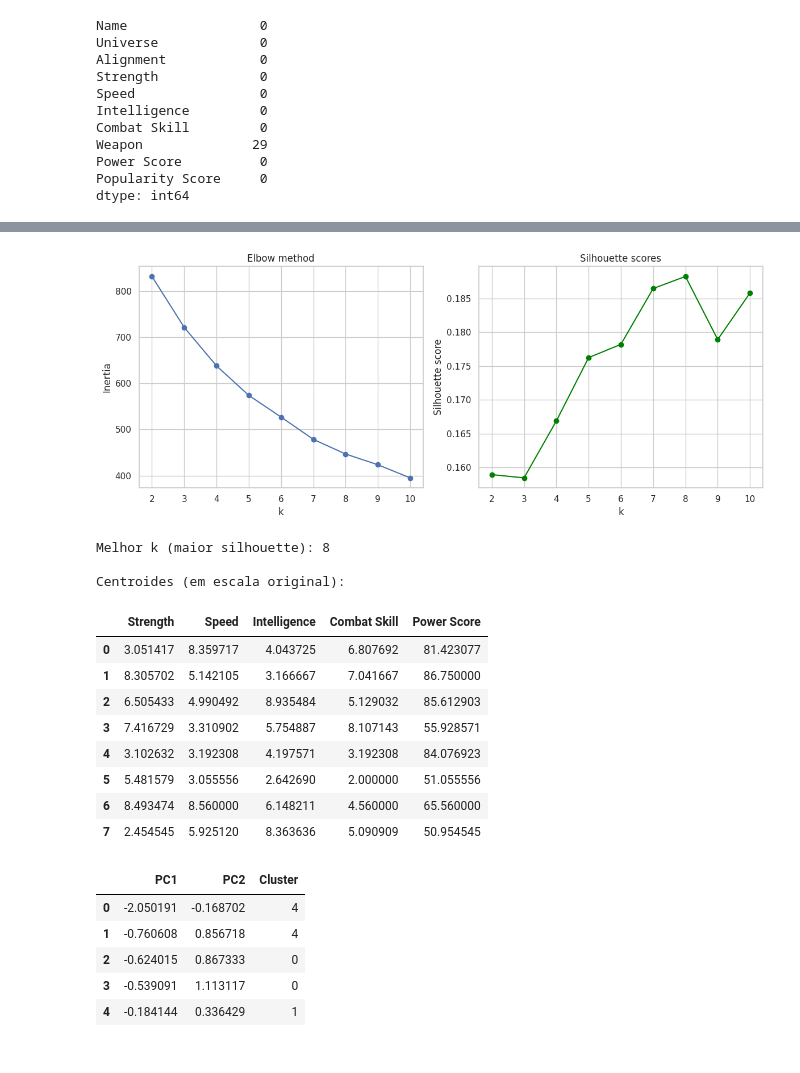
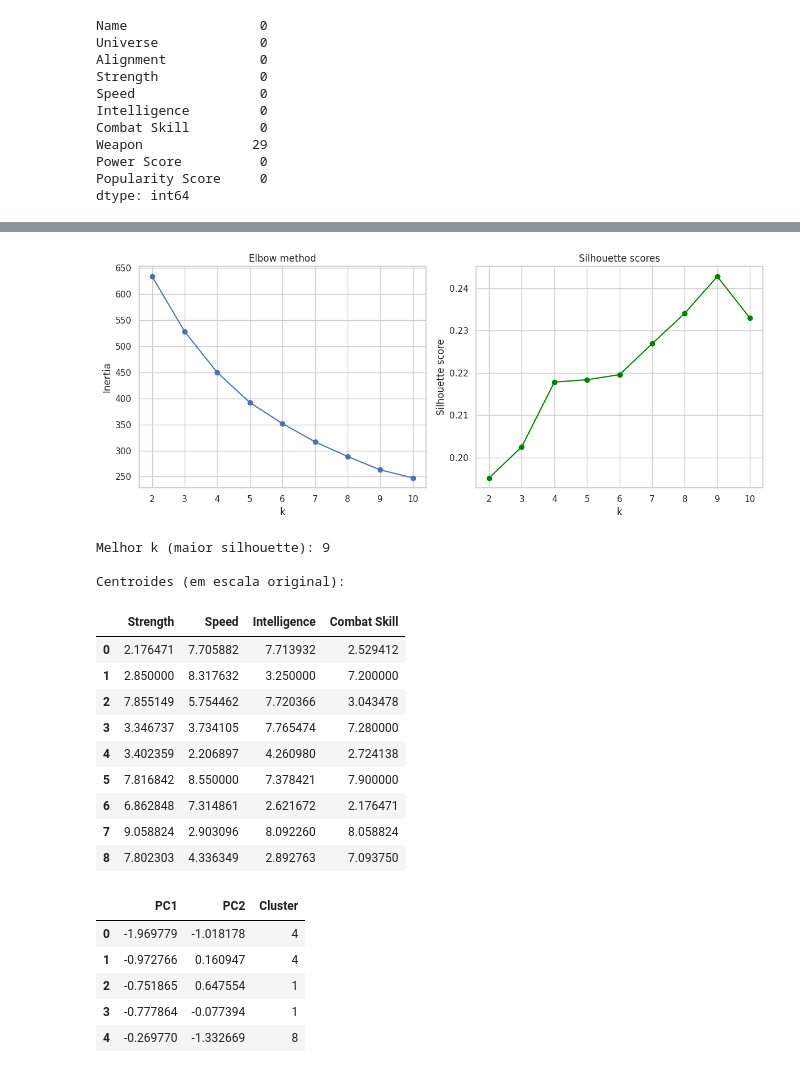
Before and after one commit to joycesilvaaa/superheroes-clustering, a Jupyter notebook: superheros.ipynb, the cells around one changed output, grey strips where cells are left out. Cells and saved outputs as stored; diff of their text form; code cells hidden in the pictures.

```diff
--- a/superheros.ipynb
+++ b/superheros.ipynb
@@ -105,10 +120,9 @@ dtype: int64
 # %%
 features = [
-    "Strength",
-    "Speed",
-    "Intelligence",
-    "Combat Skill",
-    "Power Score"
+    "Strength", # força
+    "Speed", # velocidade
+    "Intelligence", # inteligencia
+    "Combat Skill", #habilidade de combate
 ]
 
 X = data[features]
@@ -121,53 +135,54 @@ inertia = []
 silhouettes = []
 K_range = range(2,11)
 for k in K_range:
-    km = KMeans(n_clusters=k, random_state=42, n_init=10)
+    km = KMeans(n_clusters=k, random_state=42, n_init=50, max_iter=500, init='k-means++')
     labels_k = km.fit_predict(X_scaled)
     inertia.append(km.inertia_)
     silhouettes.append(silhouette_score(X_scaled, labels_k))
 
 plt.figure(figsize=(12,5))
 plt.subplot(1,2,1)
 plt.plot(list(K_range), inertia, marker='o')
 plt.xlabel('k')
 plt.ylabel('Inertia')
 plt.title('Elbow method')
 
 plt.subplot(1,2,2)
 plt.plot(list(K_range), silhouettes, marker='o', color='green')
 plt.xlabel('k')
 plt.ylabel('Silhouette score')
 plt.title('Silhouette scores')
 plt.tight_layout()
 plt.show()
 
 best_k = K_range[np.argmax(silhouettes)]
 print(f"Melhor k (maior silhouette): {best_k}")
 
 # Recalcula KMeans com melhor k
-kmeans = KMeans(n_clusters=best_k, random_state=42, n_init=10)
+kmeans = KMeans(n_clusters=best_k, random_state=42, n_init=50, max_iter=500)
 labels = kmeans.fit_predict(X_scaled)
 data["Cluster"] = labels
 
 # Centroides em escala original
 centroids = scaler.inverse_transform(kmeans.cluster_centers_)
 centroid_df = pd.DataFrame(centroids, columns=features)
 print("\nCentroides (em escala original):")
 display(centroid_df)
 # %% [output]
-[figure, old version]
+[figure, new version]
-Melhor k (maior silhouette): 8
+Melhor k (maior silhouette): 9
 
 Centroides (em escala original):
-|  | Strength | Speed | Intelligence | Combat Skill | Power Score |
-| 0 | 3.051417 | 8.359717 | 4.043725 | 6.807692 | 81.423077 |
-| 1 | 8.305702 | 5.142105 | 3.166667 | 7.041667 | 86.750000 |
-| 2 | 6.505433 | 4.990492 | 8.935484 | 5.129032 | 85.612903 |
-| 3 | 7.416729 | 3.310902 | 5.754887 | 8.107143 | 55.928571 |
-| 4 | 3.102632 | 3.192308 | 4.197571 | 3.192308 | 84.076923 |
-| 5 | 5.481579 | 3.055556 | 2.642690 | 2.000000 | 51.055556 |
-| 6 | 8.493474 | 8.560000 | 6.148211 | 4.560000 | 65.560000 |
-| 7 | 2.454545 | 5.925120 | 8.363636 | 5.090909 | 50.954545 |
+|  | Strength | Speed | Intelligence | Combat Skill |
+| 0 | 2.176471 | 7.705882 | 7.713932 | 2.529412 |
+| 1 | 2.850000 | 8.317632 | 3.250000 | 7.200000 |
+| 2 | 7.855149 | 5.754462 | 7.720366 | 3.043478 |
+| 3 | 3.346737 | 3.734105 | 7.765474 | 7.280000 |
+| 4 | 3.402359 | 2.206897 | 4.260980 | 2.724138 |
+| 5 | 7.816842 | 8.550000 | 7.378421 | 7.900000 |
+| 6 | 6.862848 | 7.314861 | 2.621672 | 2.176471 |
+| 7 | 9.058824 | 2.903096 | 8.092260 | 8.058824 |
+| 8 | 7.802303 | 4.336349 | 2.892763 | 7.093750 |
 # %%
 pca = PCA(n_components=2)
 pca_result = pca.fit_transform(X_scaled)
@@ -183,11 +198,11 @@ data_pca['Cluster'] = labels
 data_pca.head()
 # %% [output]
 |  | PC1 | PC2 | Cluster |
-| 0 | -2.050191 | -0.168702 | 4 |
-| 1 | -0.760608 | 0.856718 | 4 |
-| 2 | -0.624015 | 0.867333 | 0 |
-| 3 | -0.539091 | 1.113117 | 0 |
-| 4 | -0.184144 | 0.336429 | 1 |
+| 0 | -1.969779 | -1.018178 | 4 |
+| 1 | -0.972766 | 0.160947 | 4 |
+| 2 | -0.751865 | 0.647554 | 1 |
+| 3 | -0.777864 | -0.077394 | 1 |
+| 4 | -0.269770 | -1.332669 | 8 |
 # %%
 import matplotlib.pyplot as plt
 
```
Also changed, not shown: parts of 7 cells of this notebook.
